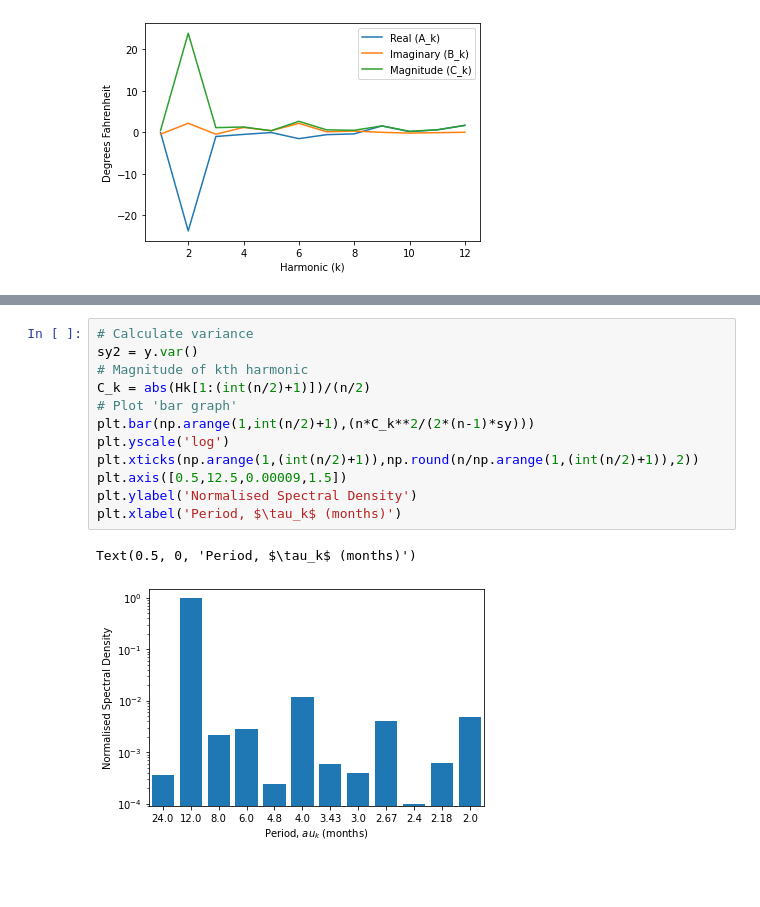
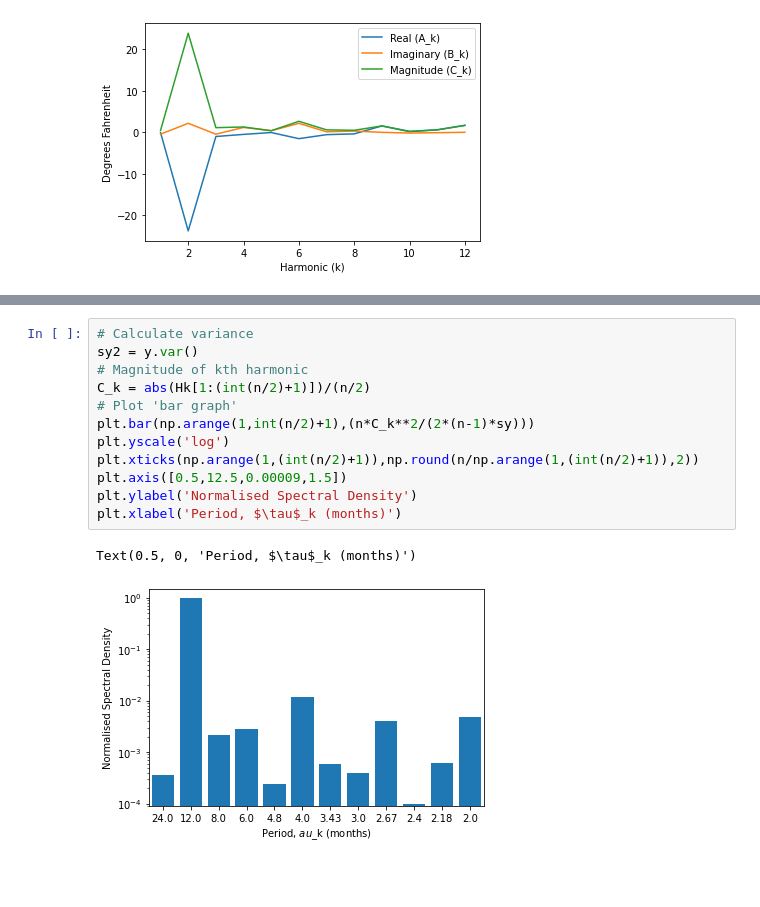
Before and after one commit to janzika/MATH5271, a Jupyter notebook: Lecture 4/MATH5271_2022_T1_Week4Lecture.ipynb, the cells around one changed output, grey strips where cells are left out. Drawn from its saved outputs; the diff is of its cells as text; blank space fills up the shorter version.

```diff
--- a/Lecture 4/MATH5271_2022_T1_Week4Lecture.ipynb
+++ b/Lecture 4/MATH5271_2022_T1_Week4Lecture.ipynb
@@ -255,17 +266,15 @@ Let's display the the frequency domain projection of the Ithaca data as a period
 # %%
 # Calculate variance
 sy2 = y.var()
 # Magnitude of kth harmonic
 C_k = abs(Hk[1:(int(n/2)+1)])/(n/2)
 # Plot 'bar graph'
 plt.bar(np.arange(1,int(n/2)+1),(n*C_k**2/(2*(n-1)*sy)))
 plt.yscale('log')
 plt.xticks(np.arange(1,(int(n/2)+1)),np.round(n/np.arange(1,(int(n/2)+1)),2))
 plt.axis([0.5,12.5,0.00009,1.5])
 plt.ylabel('Normalised Spectral Density')
-plt.xlabel('Period, $\tau_k$ (months)')
+plt.xlabel('Period, $\tau$_k (months)')
 # %% [output]
-Text(0.5, 0, 'Period, $\tau_k$ (months)')
+Text(0.5, 0, 'Period, $\tau$_k (months)')
-[figure, old version]
+[figure, new version]
-# %% [markdown]
-#
```
Also changed, not shown: parts of 25 cells of this notebook.
